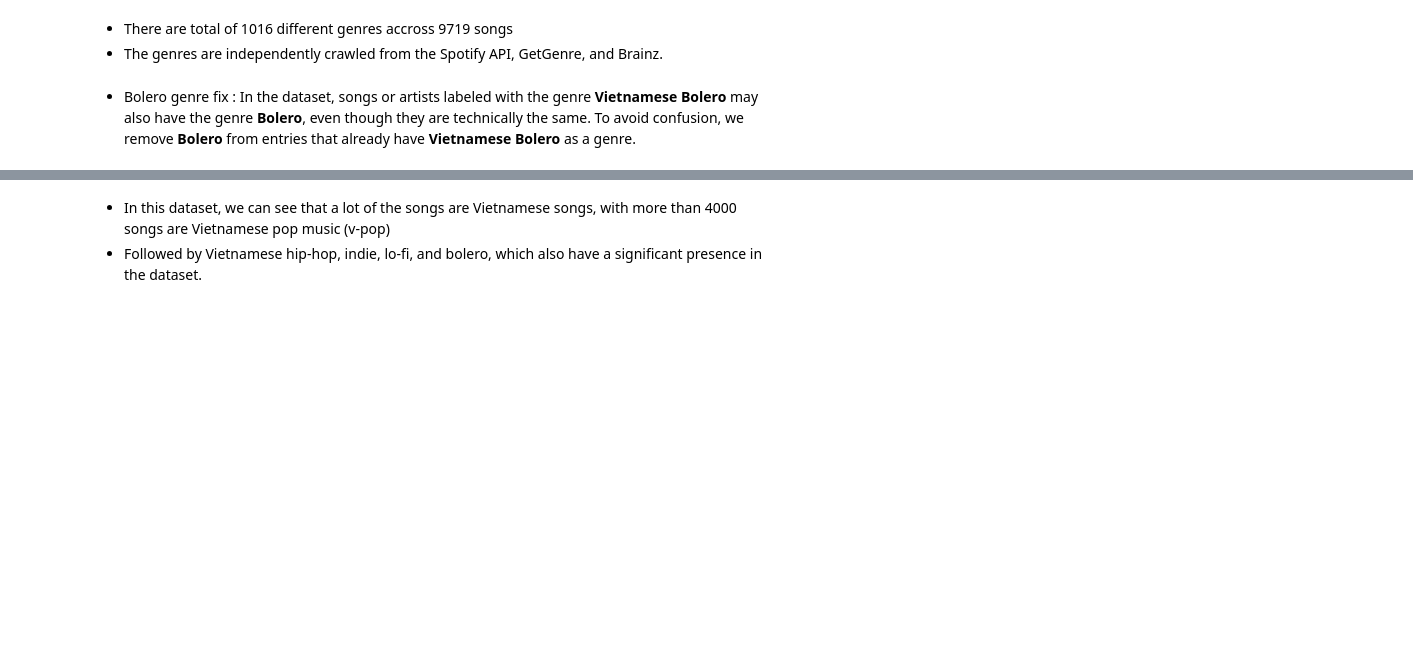
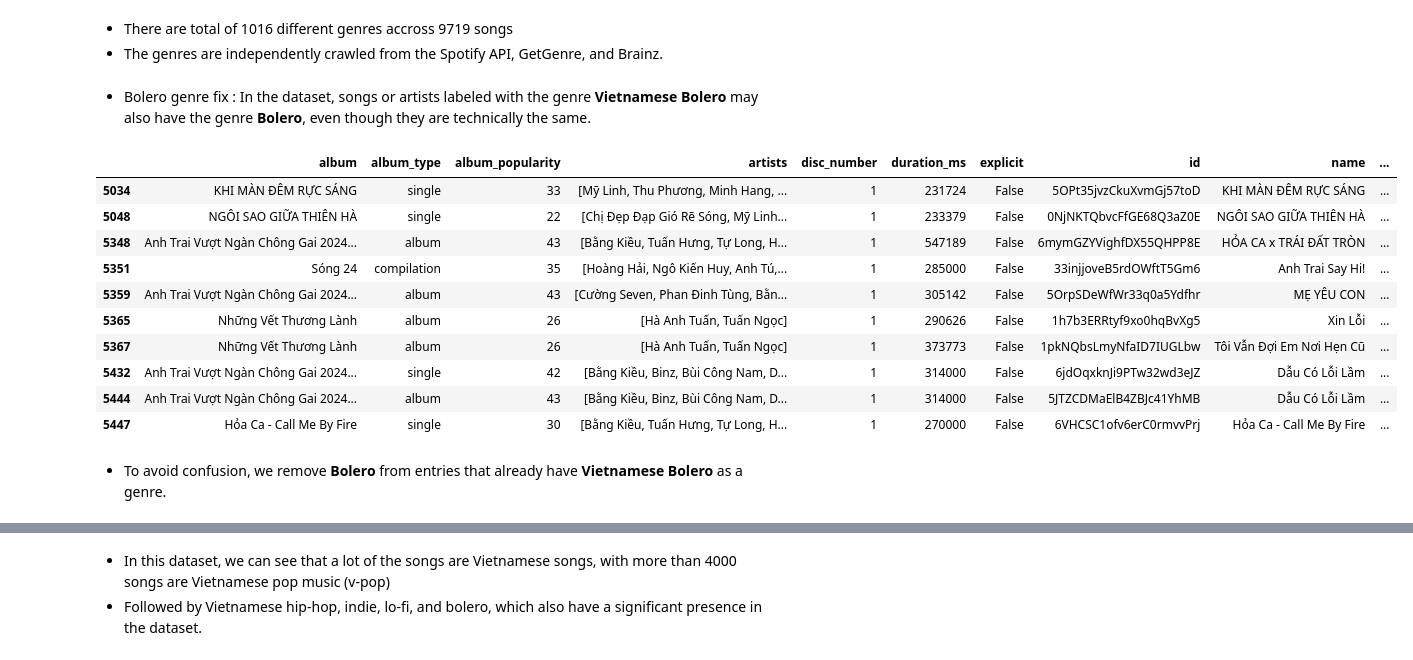
Before and after one commit to truongthuankiet1990gmailcom/Data-Visualization-HW1, a Jupyter notebook: notebook.ipynb, the cells around one changed output, grey strips where cells are left out. Cells and saved outputs as stored; diff of their text form; code cells hidden in the pictures; blank space fills up the shorter version.

Commit message:
show bolero occurence in genres

```diff
--- a/notebook.ipynb
+++ b/notebook.ipynb
@@ -2171,7 +2171,23 @@ Total number of different genres:  1016
 + The genres are independently crawled from the Spotify API, GetGenre, and Brainz.
 # %% [markdown]
 
-+ Bolero genre fix : In the dataset, songs or artists labeled with the genre **Vietnamese Bolero** may also have the genre **Bolero**, even though they are technically the same. To avoid confusion, we remove **Bolero** from entries that already have **Vietnamese Bolero** as a genre.
++ Bolero genre fix : In the dataset, songs or artists labeled with the genre **Vietnamese Bolero** may also have the genre **Bolero**, even though they are technically the same.
+# %%
+song_df[song_df['genres'].apply(lambda x: 'bolero' in x and 'vietnamese bolero' in x)].head(10)
+# %% [output]
+|  | album | album_type | album_popularity | artists | disc_number | duration_ms | explicit | id | name | ... |
+| 5034 | KHI MÀN ĐÊM RỰC SÁNG | single | 33 | [Mỹ Linh, Thu Phương, Minh Hang, ... | 1 | 231724 | False | 5OPt35jvzCkuXvmGj57toD | KHI MÀN ĐÊM RỰC SÁNG | ... |
+| 5048 | NGÔI SAO GIỮA THIÊN HÀ | single | 22 | [Chị Đẹp Đạp Gió Rẽ Sóng, Mỹ Linh... | 1 | 233379 | False | 0NjNKTQbvcFfGE68Q3aZ0E | NGÔI SAO GIỮA THIÊN HÀ | ... |
+| 5348 | Anh Trai Vượt Ngàn Chông Gai 2024... | album | 43 | [Bằng Kiều, Tuấn Hưng, Tự Long, H... | 1 | 547189 | False | 6mymGZYVighfDX55QHPP8E | HỎA CA x TRÁI ĐẤT TRÒN | ... |
+| 5351 | Sóng 24 | compilation | 35 | [Hoàng Hải, Ngô Kiến Huy, Anh Tú,... | 1 | 285000 | False | 33injjoveB5rdOWftT5Gm6 | Anh Trai Say Hi! | ... |
+| 5359 | Anh Trai Vượt Ngàn Chông Gai 2024... | album | 43 | [Cường Seven, Phan Đinh Tùng, Bằn... | 1 | 305142 | False | 5OrpSDeWfWr33q0a5Ydfhr | MẸ YÊU CON | ... |
+| 5365 | Những Vết Thương Lành | album | 26 | [Hà Anh Tuấn, Tuấn Ngọc] | 1 | 290626 | False | 1h7b3ERRtyf9xo0hqBvXg5 | Xin Lỗi | ... |
+| 5367 | Những Vết Thương Lành | album | 26 | [Hà Anh Tuấn, Tuấn Ngọc] | 1 | 373773 | False | 1pkNQbsLmyNfaID7IUGLbw | Tôi Vẫn Đợi Em Nơi Hẹn Cũ | ... |
+| 5432 | Anh Trai Vượt Ngàn Chông Gai 2024... | single | 42 | [Bằng Kiều, Binz, Bùi Công Nam, D... | 1 | 314000 | False | 6jdOqxknJi9PTw32wd3eJZ | Dẫu Có Lỗi Lầm | ... |
+| 5444 | Anh Trai Vượt Ngàn Chông Gai 2024... | album | 43 | [Bằng Kiều, Binz, Bùi Công Nam, D... | 1 | 314000 | False | 5JTZCDMaElB4ZBJc41YhMB | Dẫu Có Lỗi Lầm | ... |
+| 5447 | Hỏa Ca - Call Me By Fire | single | 30 | [Bằng Kiều, Tuấn Hưng, Tự Long, H... | 1 | 270000 | False | 6VHCSC1ofv6erC0rmvvPrj | Hỏa Ca - Call Me By Fire | ... |
+# %% [markdown]
++ To avoid confusion, we remove **Bolero** from entries that already have **Vietnamese Bolero** as a genre.
 # %%
 def bolero_genre_fix(genres):
     if genres:
```
Also changed, not shown: parts of 4 cells of this notebook.
